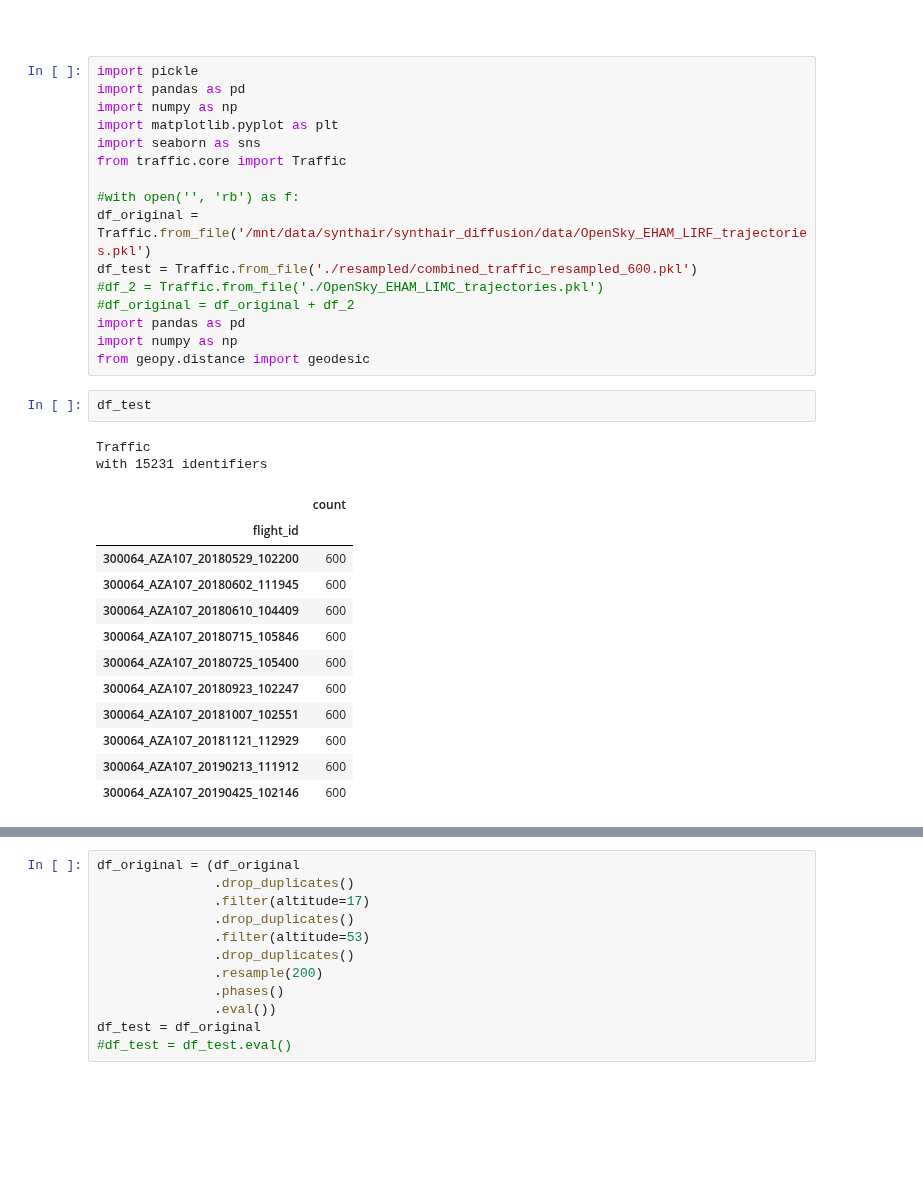
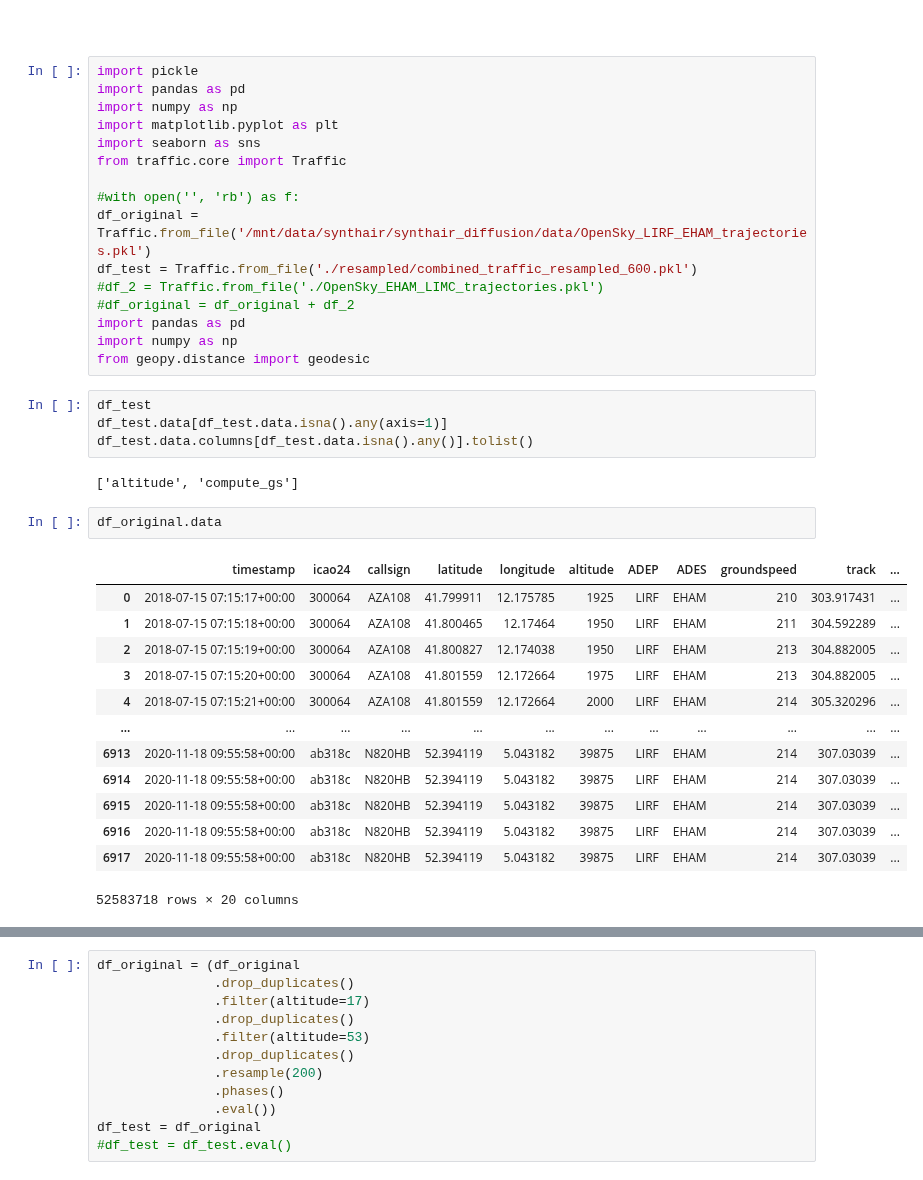
Before and after one commit to SynthAIr/DM_FM_Trajectories, a Jupyter notebook: src/data/OpenSky_viewer.ipynb, the cells around one changed output, grey strips where cells are left out. Drawn from its saved outputs; the diff is of its cells as text; blank space fills up the shorter version.

```diff
--- a/src/data/OpenSky_viewer.ipynb
+++ b/src/data/OpenSky_viewer.ipynb
@@ -9,7 +9,7 @@ import seaborn as sns
 from traffic.core import Traffic
 
 #with open('', 'rb') as f:
-df_original = Traffic.from_file('/mnt/data/synthair/synthair_diffusion/data/OpenSky_EHAM_LIRF_trajectories.pkl')
+df_original = Traffic.from_file('/mnt/data/synthair/synthair_diffusion/data/OpenSky_LIRF_EHAM_trajectories.pkl')
 df_test = Traffic.from_file('./resampled/combined_traffic_resampled_600.pkl')
 #df_2 = Traffic.from_file('./OpenSky_EHAM_LIMC_trajectories.pkl')
 #df_original = df_original + df_2
@@ -18,18 +18,23 @@ import numpy as np
 from geopy.distance import geodesic
 # %%
 df_test
+df_test.data[df_test.data.isna().any(axis=1)]
+df_test.data.columns[df_test.data.isna().any()].tolist()
 # %% [output]
-Traffic
-with 15231 identifiers
+['altitude', 'compute_gs']
-|  | count |
-| flight_id |  |
-| 300064_AZA107_20180529_102200 | 600 |
-| 300064_AZA107_20180602_111945 | 600 |
-| 300064_AZA107_20180610_104409 | 600 |
-| 300064_AZA107_20180715_105846 | 600 |
-| 300064_AZA107_20180725_105400 | 600 |
-| 300064_AZA107_20180923_102247 | 600 |
-| 300064_AZA107_20181007_102551 | 600 |
-| 300064_AZA107_20181121_112929 | 600 |
-| 300064_AZA107_20190213_111912 | 600 |
-| 300064_AZA107_20190425_102146 | 600 |
+# %%
+df_original.data
+# %% [output]
+|  | timestamp | icao24 | callsign | latitude | longitude | altitude | ADEP | ADES | groundspeed | track | ... |
+| 0 | 2018-07-15 07:15:17+00:00 | 300064 | AZA108 | 41.799911 | 12.175785 | 1925 | LIRF | EHAM | 210 | 303.917431 | ... |
+| 1 | 2018-07-15 07:15:18+00:00 | 300064 | AZA108 | 41.800465 | 12.17464 | 1950 | LIRF | EHAM | 211 | 304.592289 | ... |
+| 2 | 2018-07-15 07:15:19+00:00 | 300064 | AZA108 | 41.800827 | 12.174038 | 1950 | LIRF | EHAM | 213 | 304.882005 | ... |
+| 3 | 2018-07-15 07:15:20+00:00 | 300064 | AZA108 | 41.801559 | 12.172664 | 1975 | LIRF | EHAM | 213 | 304.882005 | ... |
+| 4 | 2018-07-15 07:15:21+00:00 | 300064 | AZA108 | 41.801559 | 12.172664 | 2000 | LIRF | EHAM | 214 | 305.320296 | ... |
+| ... | ... | ... | ... | ... | ... | ... | ... | ... | ... | ... | ... |
+| 6913 | 2020-11-18 09:55:58+00:00 | ab318c | N820HB | 52.394119 | 5.043182 | 39875 | LIRF | EHAM | 214 | 307.03039 | ... |
+| 6914 | 2020-11-18 09:55:58+00:00 | ab318c | N820HB | 52.394119 | 5.043182 | 39875 | LIRF | EHAM | 214 | 307.03039 | ... |
+| 6915 | 2020-11-18 09:55:58+00:00 | ab318c | N820HB | 52.394119 | 5.043182 | 39875 | LIRF | EHAM | 214 | 307.03039 | ... |
+| 6916 | 2020-11-18 09:55:58+00:00 | ab318c | N820HB | 52.394119 | 5.043182 | 39875 | LIRF | EHAM | 214 | 307.03039 | ... |
+| 6917 | 2020-11-18 09:55:58+00:00 | ab318c | N820HB | 52.394119 | 5.043182 | 39875 | LIRF | EHAM | 214 | 307.03039 | ... |
+52583718 rows × 20 columns
```
Also changed, not shown: parts of 1 cell of this notebook, 3 other files.
